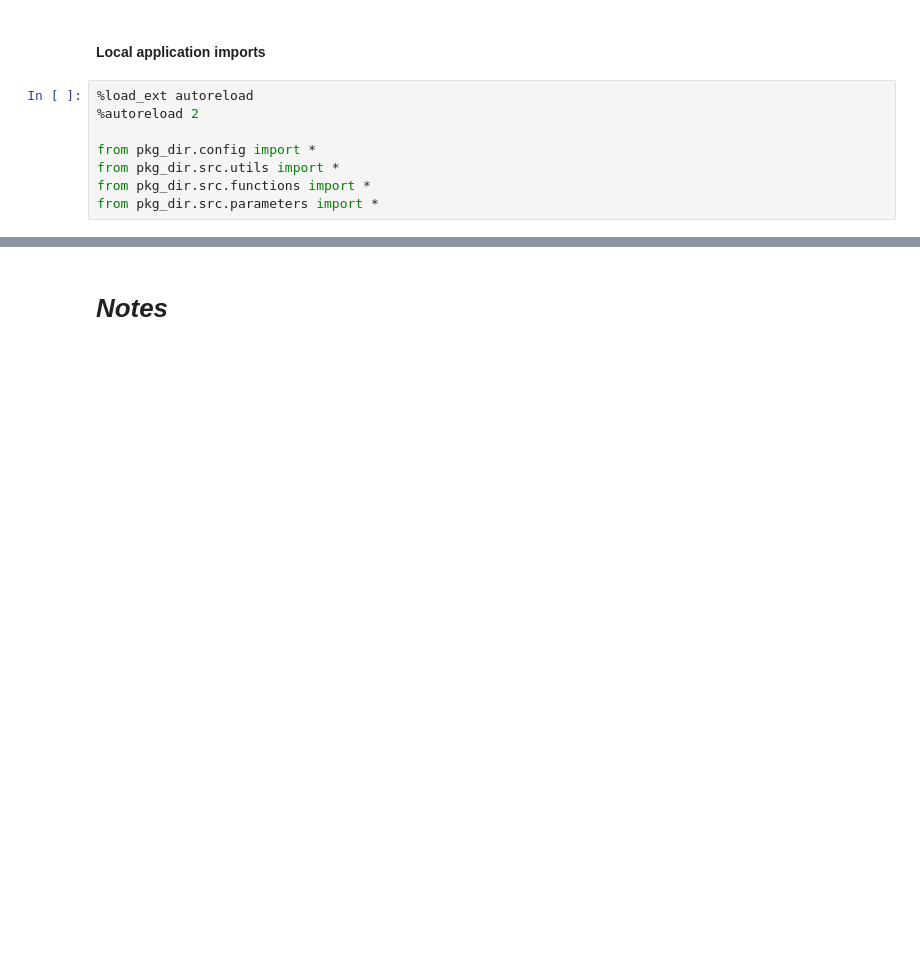
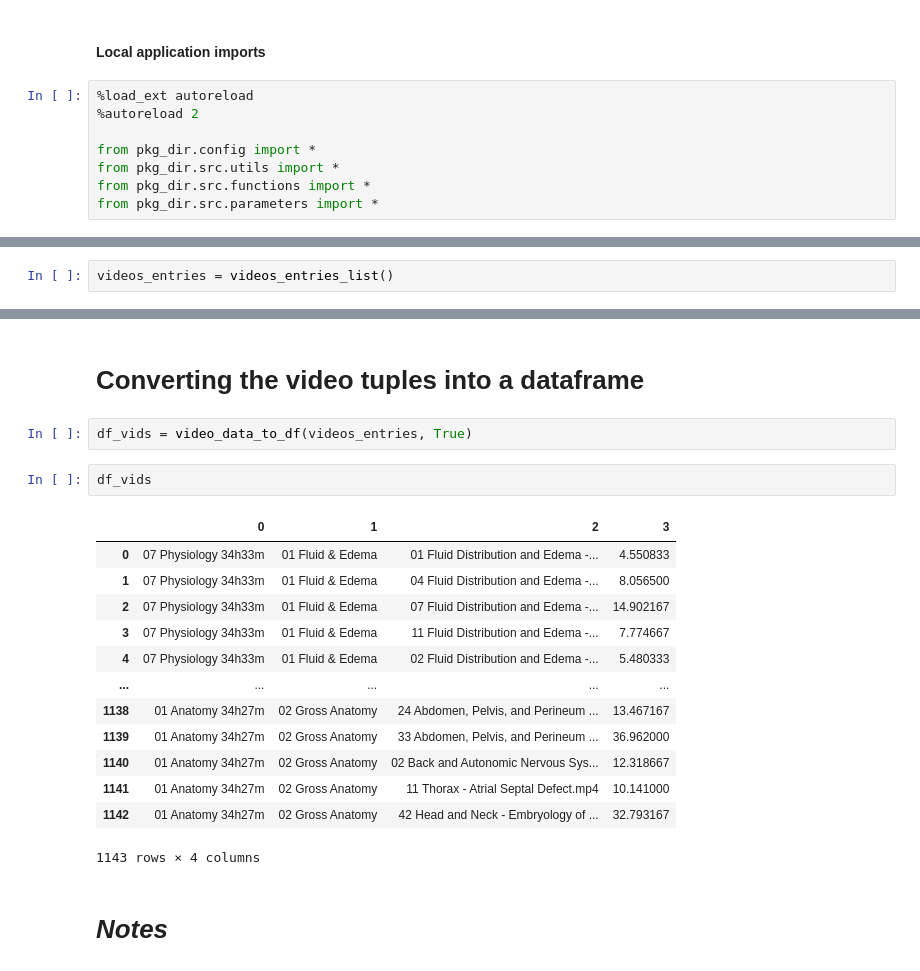
Before and after one commit to robperch/tash_usmle, a Jupyter notebook: notebooks/learning_time_nb.ipynb, the cells around one changed output, grey strips where cells are left out. Drawn from its saved outputs; the diff is of its cells as text; blank space fills up the shorter version.

Commit message:
adding func to create tuples with video's data and converting to df

```diff
--- a/notebooks/learning_time_nb.ipynb
+++ b/notebooks/learning_time_nb.ipynb
@@ -29,0 +30,2 @@ from pkg_dir.src.parameters import *
+# %%
+videos_entries = videos_entries_list()
@@ -30,3 +52,23 @@ from pkg_dir.src.parameters import *
+# %% [markdown]
+# Converting the video tuples into a dataframe
+# %%
+df_vids = video_data_to_df(videos_entries, True)
+# %%
+df_vids
+# %% [output]
+|  | 0 | 1 | 2 | 3 |
+| 0 | 07 Physiology 34h33m | 01 Fluid & Edema | 01 Fluid Distribution and Edema -... | 4.550833 |
+| 1 | 07 Physiology 34h33m | 01 Fluid & Edema | 04 Fluid Distribution and Edema -... | 8.056500 |
+| 2 | 07 Physiology 34h33m | 01 Fluid & Edema | 07 Fluid Distribution and Edema -... | 14.902167 |
+| 3 | 07 Physiology 34h33m | 01 Fluid & Edema | 11 Fluid Distribution and Edema -... | 7.774667 |
+| 4 | 07 Physiology 34h33m | 01 Fluid & Edema | 02 Fluid Distribution and Edema -... | 5.480333 |
+| ... | ... | ... | ... | ... |
+| 1138 | 01 Anatomy 34h27m | 02 Gross Anatomy | 24 Abdomen, Pelvis, and Perineum ... | 13.467167 |
+| 1139 | 01 Anatomy 34h27m | 02 Gross Anatomy | 33 Abdomen, Pelvis, and Perineum ... | 36.962000 |
+| 1140 | 01 Anatomy 34h27m | 02 Gross Anatomy | 02 Back and Autonomic Nervous Sys... | 12.318667 |
+| 1141 | 01 Anatomy 34h27m | 02 Gross Anatomy | 11 Thorax - Atrial Septal Defect.mp4 | 10.141000 |
+| 1142 | 01 Anatomy 34h27m | 02 Gross Anatomy | 42 Head and Neck - Embryology of ... | 32.793167 |
+1143 rows × 4 columns
 # %% [markdown]
 # *Notes*
 # %% [markdown]
```
Also changed, not shown: parts of 10 cells of this notebook, 2 other files.
